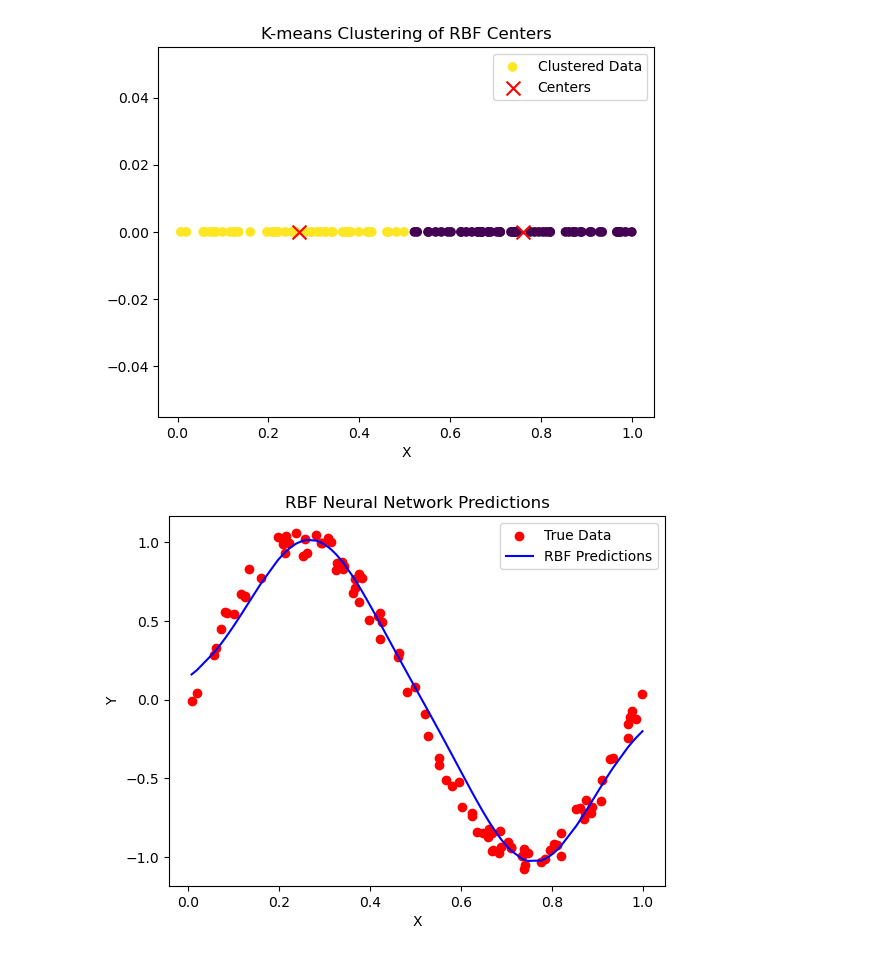
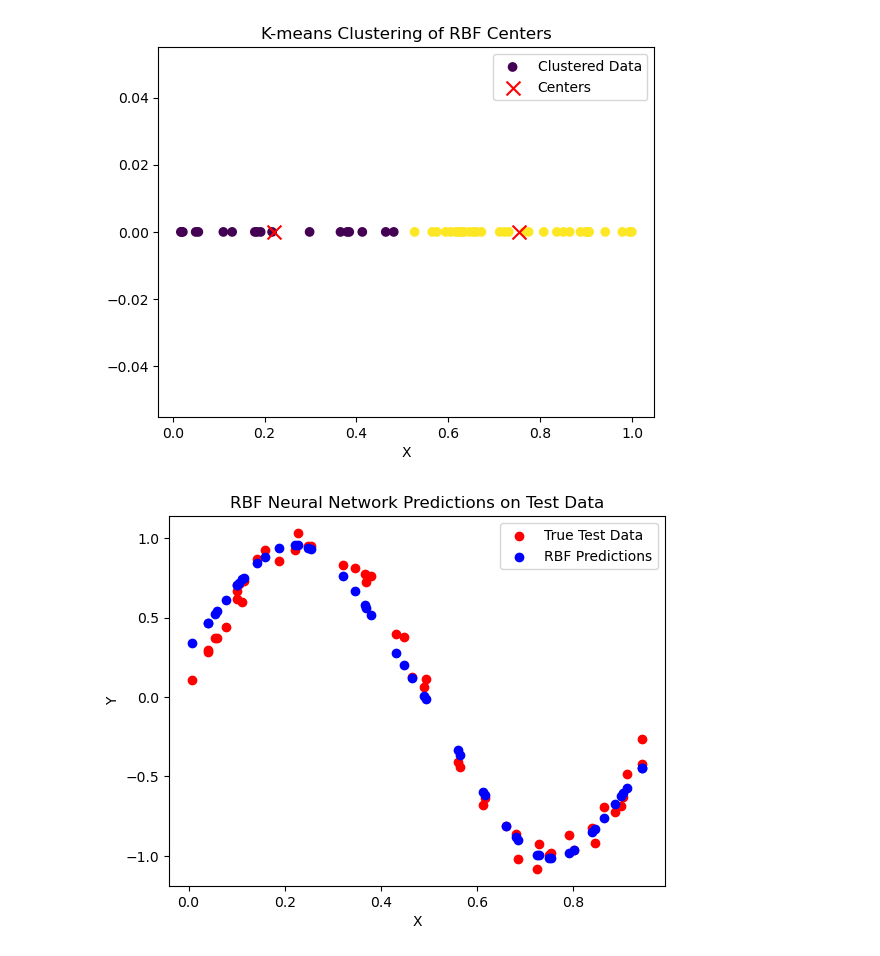
Before and after one commit to mmahdin/Computational-Intelligence-EE-AUT, a Jupyter notebook: lab/5/main.ipynb, the cells around one changed output. Saved outputs shown, nothing was run; the diff lists cells and outputs as text; code cells hidden in the pictures.

Commit message:
lab5 -> Split the data into training and testing sets

```diff
--- a/lab/5/main.ipynb
+++ b/lab/5/main.ipynb
@@ -76,27 +77,29 @@ Y = np.sin(2 * np.pi * X) + noise
 X = X.reshape(-1, 1)  # Reshape X to be a 2D array for the RBF network
 Y = Y.reshape(-1, 1)  # Reshape Y for consistency
 
+# Split the data into training and testing sets (e.g., 80% training, 20% testing)
+X_train, X_test, Y_train, Y_test = train_test_split(X, Y, test_size=0.5, random_state=42)
+
 # Initialize and train the RBF network
 num_rbf = 2
 learning_rate = 0.01
 
+# Initialize and train the RBF network on training data
 rbf_network = RBFNetwork(num_rbf=num_rbf, learning_rate=learning_rate)
-rbf_network.fit(X, Y)
-rbf_network.train(X, Y, epochs=200)
+rbf_network.fit(X_train, Y_train)
+rbf_network.train(X_train, Y_train, epochs=200)
 
-# After fitting the RBF network, plot the clustering result
-plot_kmeans_clustering(X, rbf_network.centers, rbf_network.labels)
+# After fitting the RBF network, plot the clustering result for training data
+plot_kmeans_clustering(X_train, rbf_network.centers, rbf_network.labels)
 
-# Test predictions
-predictions = rbf_network.predict(X)
+# Test predictions on the test set
+predictions = rbf_network.predict(X_test)
 
-# Plotting results
-import matplotlib.pyplot as plt
-
-plt.scatter(X, Y, color='red', label='True Data')
-plt.plot(X, predictions, color='blue', label='RBF Predictions')
+# Plotting the results
+plt.scatter(X_test, Y_test, color='red', label='True Test Data')
+plt.scatter(X_test, predictions, color='blue', label='RBF Predictions')
 plt.legend()
-plt.title("RBF Neural Network Predictions")
+plt.title("RBF Neural Network Predictions on Test Data")
 plt.xlabel("X")
 plt.ylabel("Y")
 plt.show()
@@ -108,2 +111,2 @@ Epoch 150, Sample 99, Loss: 0.0579
-[figure, old version]
+[figure, new version]
-[figure, old version]
+[figure, new version]
```
Also changed, not shown: parts of 2 cells of this notebook.
